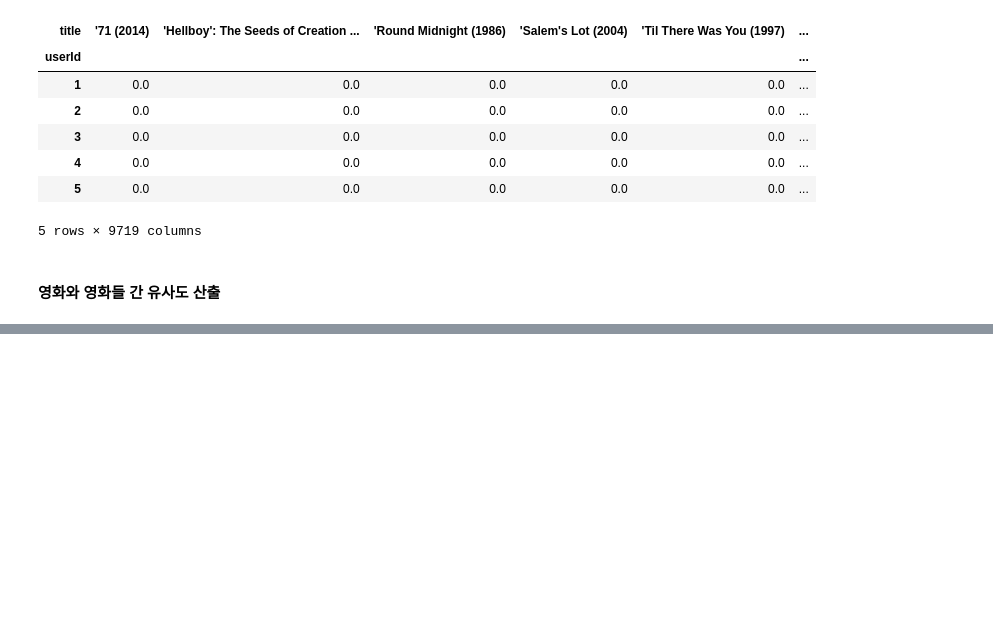
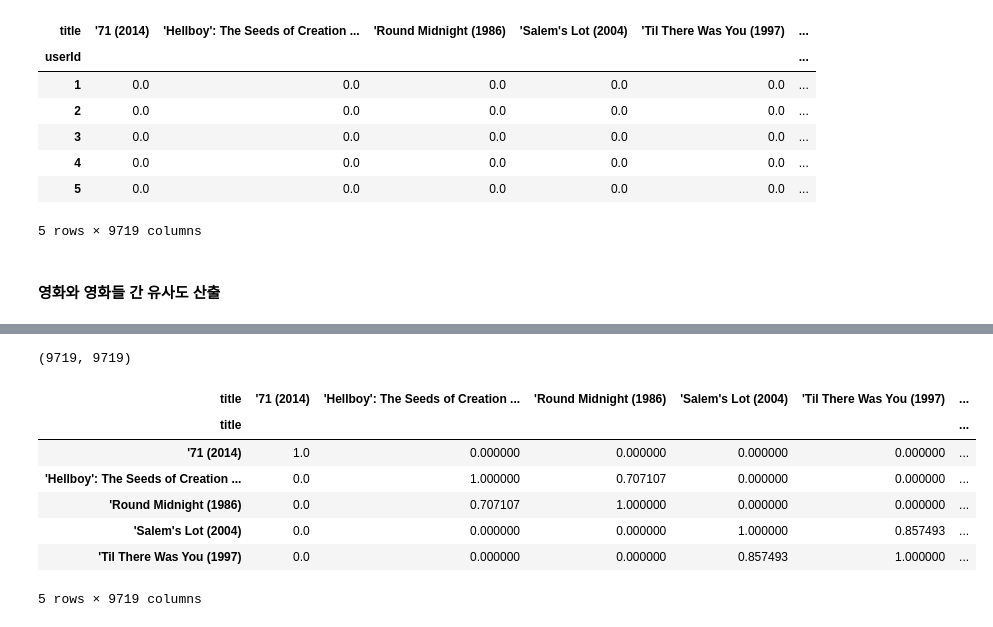
Before and after one commit to minglet/ML_study, a Jupyter notebook: perfect_ml/chap9/item_kn_filtering.ipynb, the cells around one changed output, grey strips where cells are left out. Drawn from its saved outputs; the diff is of its cells as text; code cells hidden in the pictures; blank space fills up the shorter version.

Commit message:
item cosine_similarity

```diff
--- a/perfect_ml/chap9/item_kn_filtering.ipynb
+++ b/perfect_ml/chap9/item_kn_filtering.ipynb
@@ -64,0 +81,20 @@ ratings_matrix.head()
+# %%
+# (9719, 9719)의 shape을 갖는 코사인 유사도를 구할 것임
+from sklearn.metrics.pairwise import cosine_similarity
+
+# 각 영화 간의 유사도 검사
+item_sim = cosine_similarity(ratings_matrix_T, ratings_matrix_T)
+# item_sim을 dataframe으로 만들기
+item_sim_df = pd.DataFrame(item_sim, index=ratings_matrix.columns, columns=ratings_matrix.columns)
+print(item_sim_df.shape)
+item_sim_df.head()
+# %% [output]
+(9719, 9719)
+| title | '71 (2014) | 'Hellboy': The Seeds of Creation ... | 'Round Midnight (1986) | 'Salem's Lot (2004) | 'Til There Was You (1997) | ... |
+| title |  |  |  |  |  | ... |
+| '71 (2014) | 1.0 | 0.000000 | 0.000000 | 0.000000 | 0.000000 | ... |
+| 'Hellboy': The Seeds of Creation ... | 0.0 | 1.000000 | 0.707107 | 0.000000 | 0.000000 | ... |
+| 'Round Midnight (1986) | 0.0 | 0.707107 | 1.000000 | 0.000000 | 0.000000 | ... |
+| 'Salem's Lot (2004) | 0.0 | 0.000000 | 0.000000 | 1.000000 | 0.857493 | ... |
+| 'Til There Was You (1997) | 0.0 | 0.000000 | 0.000000 | 0.857493 | 1.000000 | ... |
+5 rows × 9719 columns
```
Also changed, not shown: parts of 12 cells of this notebook.
